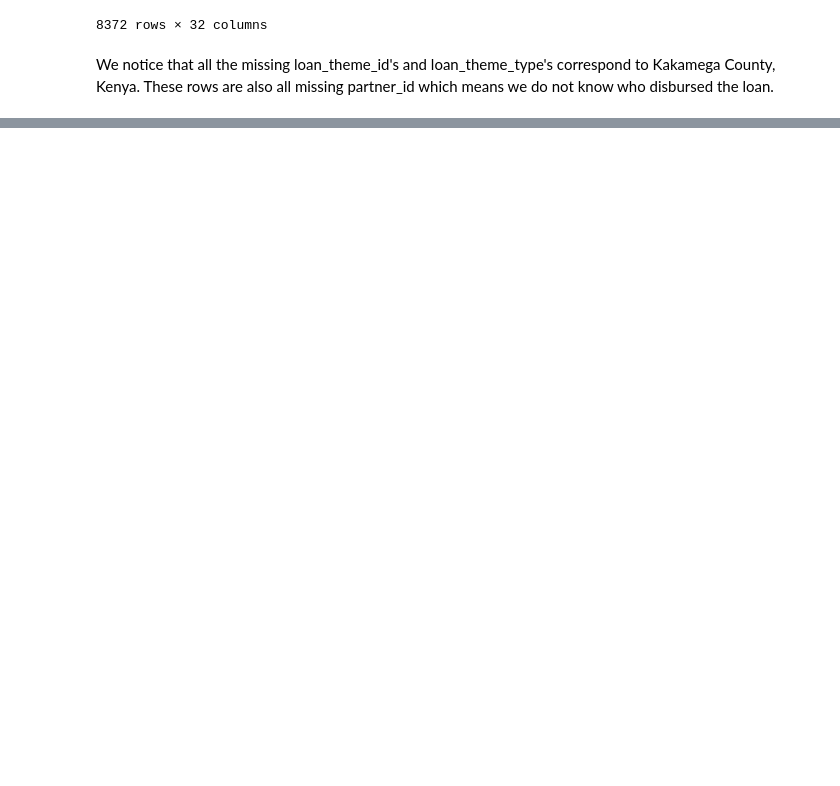
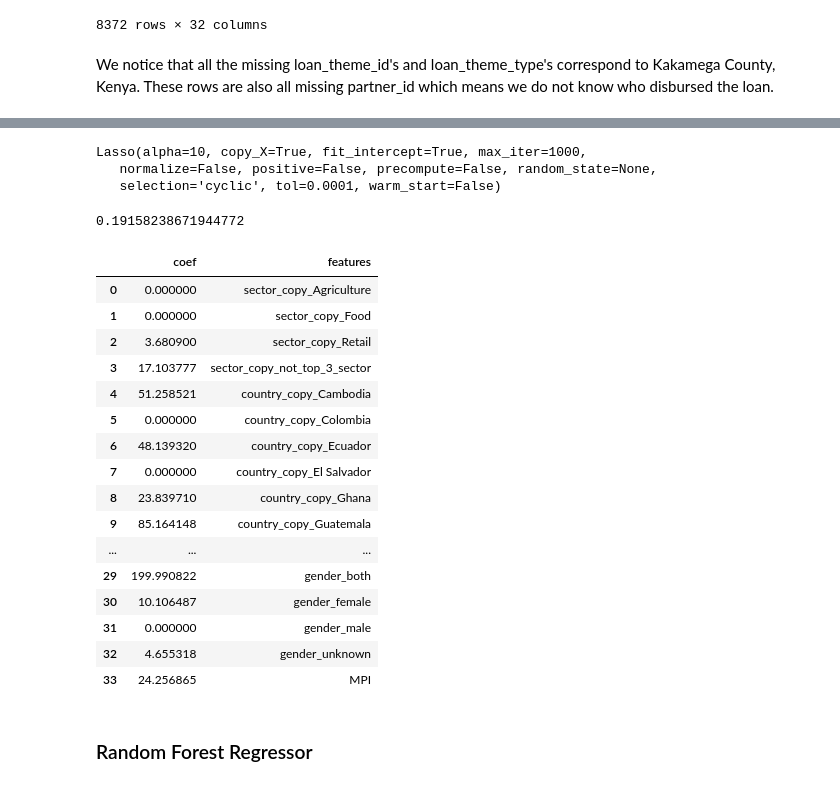
Before and after one commit to smakhijani/kaggle-kiva-crowdfunding, a Jupyter notebook: Preliminary Exploratory Data Analysis.ipynb, the cells around one changed output, grey strips where cells are left out. Saved outputs shown, nothing was run; the diff lists cells and outputs as text; code cells hidden in the pictures; blank space fills up the shorter version.

```diff
--- a/Preliminary Exploratory Data Analysis.ipynb
+++ b/Preliminary Exploratory Data Analysis.ipynb
@@ -1095,0 +1133,9 @@ final_df = final_df.dropna(subset = ['partner_id'])
+# %%
+#Train-test-split on 70-30 setting in order to test predictions on training data
+X_train, X_holdout, y_train, y_holdout = train_test_split(X, y, random_state=1, test_size = 0.3)
+# %%
+#Scale data to ensure every variable is in the same unit
+ss = StandardScaler()
+ss.fit(X_train)
+X_train_sc = ss.transform(X_train)
+X_holdout_sc = ss.transform(X_holdout)
@@ -1095,0 +1144,8 @@ final_df = final_df.dropna(subset = ['partner_id'])
+# %%
+l_alpha = np.arange(10, 110, 1)
+
+best_lasso = LassoCV(alphas = l_alpha)
+best_lasso.fit(X_train_sc, y_train)
+print('best alpha',best_lasso.alpha_)
+best_lasso.score(X_train_sc, y_train)
+#best alpha within list I have give it
@@ -1095,0 +1159,37 @@ final_df = final_df.dropna(subset = ['partner_id'])
+# %%
+#Fit model
+lasso = Lasso(alpha = best_lasso.alpha_)
+lasso.fit(X_train_sc, y_train)
+# %% [output]
+Lasso(alpha=10, copy_X=True, fit_intercept=True, max_iter=1000,
+   normalize=False, positive=False, precompute=False, random_state=None,
+   selection='cyclic', tol=0.0001, warm_start=False)
+# %%
+#Scored our model on holdout dataset
+lasso.score(X_holdout_sc, y_holdout)
+# %% [output]
+0.19158238671944772
+# %%
+coef_df = pd.DataFrame(np.abs(lasso.coef_), columns = ['coef'])
+coef_df['features'] = features
+coef_df
+# %% [output]
+|  | coef | features |
+| 0 | 0.000000 | sector_copy_Agriculture |
+| 1 | 0.000000 | sector_copy_Food |
+| 2 | 3.680900 | sector_copy_Retail |
+| 3 | 17.103777 | sector_copy_not_top_3_sector |
+| 4 | 51.258521 | country_copy_Cambodia |
+| 5 | 0.000000 | country_copy_Colombia |
+| 6 | 48.139320 | country_copy_Ecuador |
+| 7 | 0.000000 | country_copy_El Salvador |
+| 8 | 23.839710 | country_copy_Ghana |
+| 9 | 85.164148 | country_copy_Guatemala |
+| ... | ... | ... |
+| 29 | 199.990822 | gender_both |
+| 30 | 10.106487 | gender_female |
+| 31 | 0.000000 | gender_male |
+| 32 | 4.655318 | gender_unknown |
+| 33 | 24.256865 | MPI |
+# %% [markdown]
+### Random Forest Regressor
```
Also changed, not shown: parts of 41 cells of this notebook.
